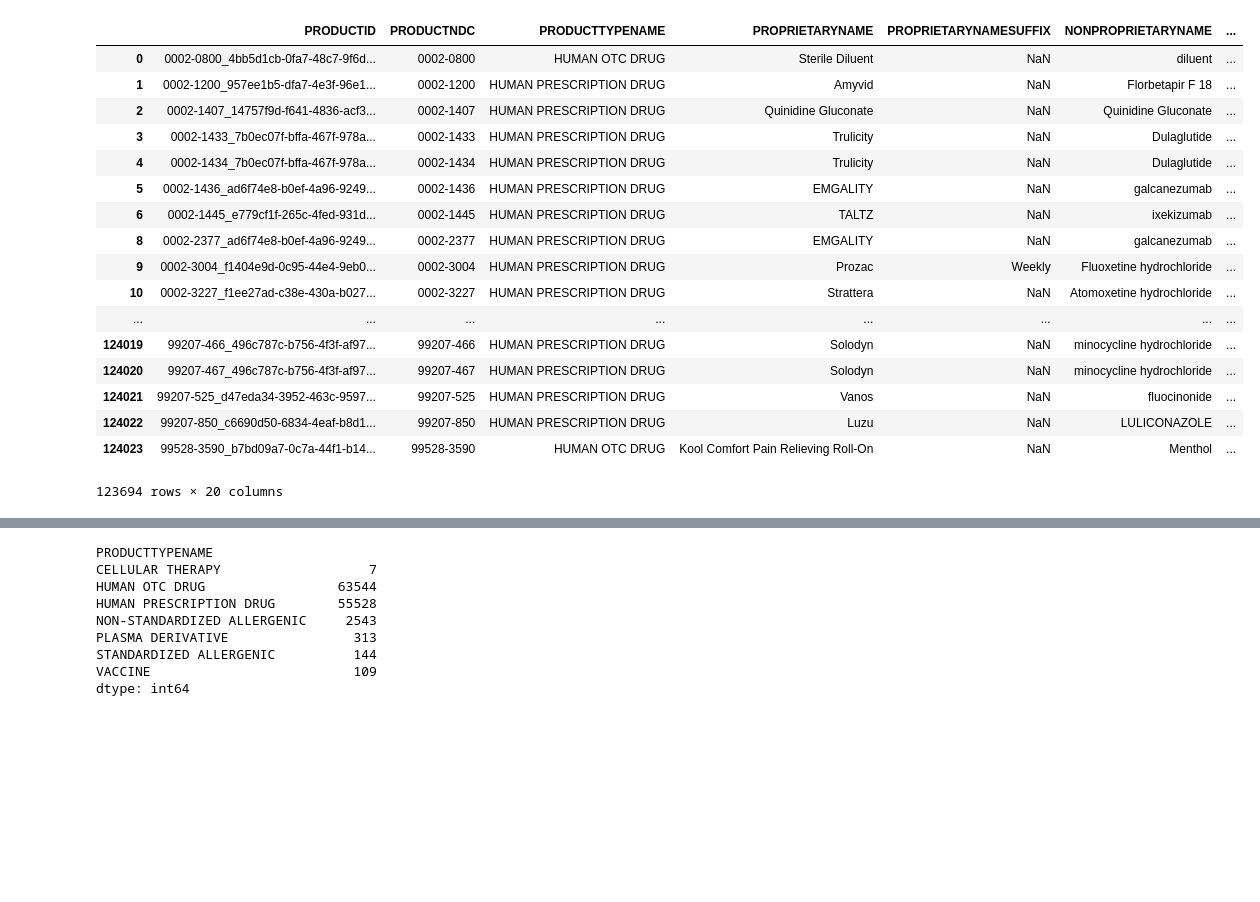
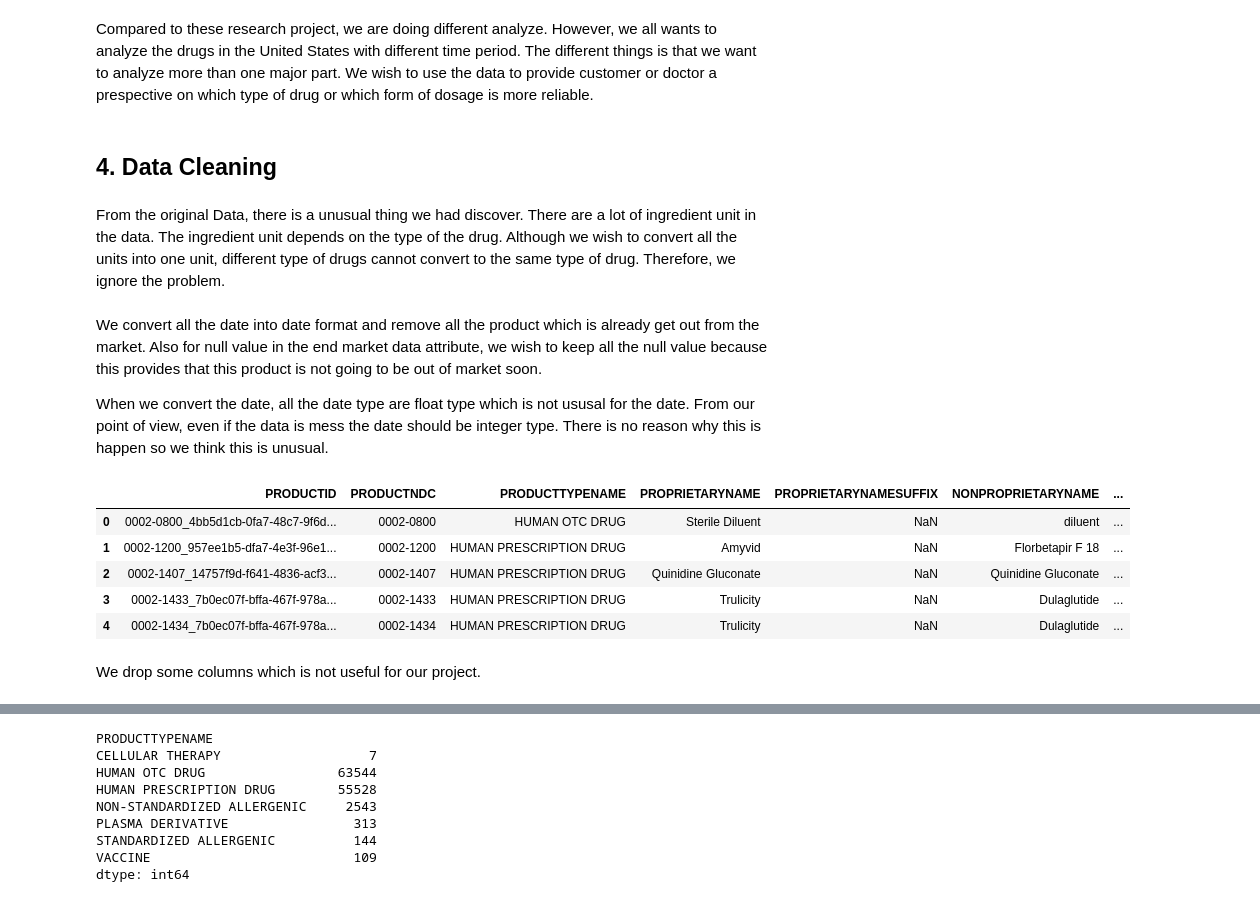
Before and after one commit to 854740262/NDC-database-analysis, a Jupyter notebook: Final_project.ipynb, the cells around one changed output, grey strips where cells are left out. Saved outputs shown, nothing was run; the diff lists cells and outputs as text; code cells hidden in the pictures; blank space fills up the shorter version.

```diff
--- a/Final_project.ipynb
+++ b/Final_project.ipynb
@@ -6 +40,5 @@ import seaborn as sns
+# %% [markdown]
+Compared to these research project, we are doing different analyze. However, we all wants to analyze the drugs in the United States with different time period. The different things is that we want to analyze more than one major part. We wish to use the data to provide customer or doctor a prespective on which type of drug or which form of dosage is more reliable.
+# %% [markdown]
+## 4. Data Cleaning
 # %%
@@ -9,30 +47,26 @@ product = pd.read_csv('product.csv', encoding = "ISO-8859-1")
+# %% [markdown]
+From the original Data, there is a unusual thing we had discover. There are a lot of ingredient unit in the data. The ingredient unit depends on the type of the drug. Although we wish to convert all the units into one unit, different type of drugs cannot convert to the same type of drug. Therefore, we ignore the problem.
+# %% [markdown]
+We convert all the date into date format and remove all the product which is already get out from the market. Also for null value in the end market data attribute, we wish to keep all the null value because this provides that this product is not going to be out of market soon.
+
+When we convert the date, all the date type are float type which is not ususal for the date. From our point of view, even if the data is mess the date should be integer type. There is no reason why this is happen so we think this is unusual.
 # %%
 # convert time into time format
 product['ENDMARKETINGDATE'] = pd.to_datetime(product['ENDMARKETINGDATE'], format='%Y%m%d', errors='ignore')
 # remove all the products which are out of date
 product = product[(product['ENDMARKETINGDATE']>'2019-03-16') | (product['ENDMARKETINGDATE'].isnull())]
 product['STARTMARKETINGDATE'] = pd.to_datetime(product['STARTMARKETINGDATE'], format='%Y%m%d', errors='ignore')
 product['LISTING_RECORD_CERTIFIED_THROUGH'] = pd.to_datetime(product['LISTING_RECORD_CERTIFIED_THROUGH'], format='%Y%m%d', errors='ignore')
-product
+product.head()
 # %% [output]
 |  | PRODUCTID | PRODUCTNDC | PRODUCTTYPENAME | PROPRIETARYNAME | PROPRIETARYNAMESUFFIX | NONPROPRIETARYNAME | ... |
 | 0 | 0002-0800_4bb5d1cb-0fa7-48c7-9f6d... | 0002-0800 | HUMAN OTC DRUG | Sterile Diluent | NaN | diluent | ... |
 | 1 | 0002-1200_957ee1b5-dfa7-4e3f-96e1... | 0002-1200 | HUMAN PRESCRIPTION DRUG | Amyvid | NaN | Florbetapir F 18 | ... |
 | 2 | 0002-1407_14757f9d-f641-4836-acf3... | 0002-1407 | HUMAN PRESCRIPTION DRUG | Quinidine Gluconate | NaN | Quinidine Gluconate | ... |
 | 3 | 0002-1433_7b0ec07f-bffa-467f-978a... | 0002-1433 | HUMAN PRESCRIPTION DRUG | Trulicity | NaN | Dulaglutide | ... |
 | 4 | 0002-1434_7b0ec07f-bffa-467f-978a... | 0002-1434 | HUMAN PRESCRIPTION DRUG | Trulicity | NaN | Dulaglutide | ... |
-| 5 | 0002-1436_ad6f74e8-b0ef-4a96-9249... | 0002-1436 | HUMAN PRESCRIPTION DRUG | EMGALITY | NaN | galcanezumab | ... |
-| 6 | 0002-1445_e779cf1f-265c-4fed-931d... | 0002-1445 | HUMAN PRESCRIPTION DRUG | TALTZ | NaN | ixekizumab | ... |
-| 8 | 0002-2377_ad6f74e8-b0ef-4a96-9249... | 0002-2377 | HUMAN PRESCRIPTION DRUG | EMGALITY | NaN | galcanezumab | ... |
-| 9 | 0002-3004_f1404e9d-0c95-44e4-9eb0... | 0002-3004 | HUMAN PRESCRIPTION DRUG | Prozac | Weekly | Fluoxetine hydrochloride | ... |
-| 10 | 0002-3227_f1ee27ad-c38e-430a-b027... | 0002-3227 | HUMAN PRESCRIPTION DRUG | Strattera | NaN | Atomoxetine hydrochloride | ... |
-| ... | ... | ... | ... | ... | ... | ... | ... |
-| 124019 | 99207-466_496c787c-b756-4f3f-af97... | 99207-466 | HUMAN PRESCRIPTION DRUG | Solodyn | NaN | minocycline hydrochloride | ... |
-| 124020 | 99207-467_496c787c-b756-4f3f-af97... | 99207-467 | HUMAN PRESCRIPTION DRUG | Solodyn | NaN | minocycline hydrochloride | ... |
-| 124021 | 99207-525_d47eda34-3952-463c-9597... | 99207-525 | HUMAN PRESCRIPTION DRUG | Vanos | NaN | fluocinonide | ... |
-| 124022 | 99207-850_c6690d50-6834-4eaf-b8d1... | 99207-850 | HUMAN PRESCRIPTION DRUG | Luzu | NaN | LULICONAZOLE | ... |
-| 124023 | 99528-3590_b7bd09a7-0c7a-44f1-b14... | 99528-3590 | HUMAN OTC DRUG | Kool Comfort Pain Relieving Roll-On | NaN | Menthol | ... |
-123694 rows × 20 columns
+# %% [markdown]
+We drop some columns which is not useful for our project.
 # %%
 # drop useless column
 product = product.drop(columns=['DEASCHEDULE'])
```
Also changed, not shown: parts of 47 cells of this notebook.
